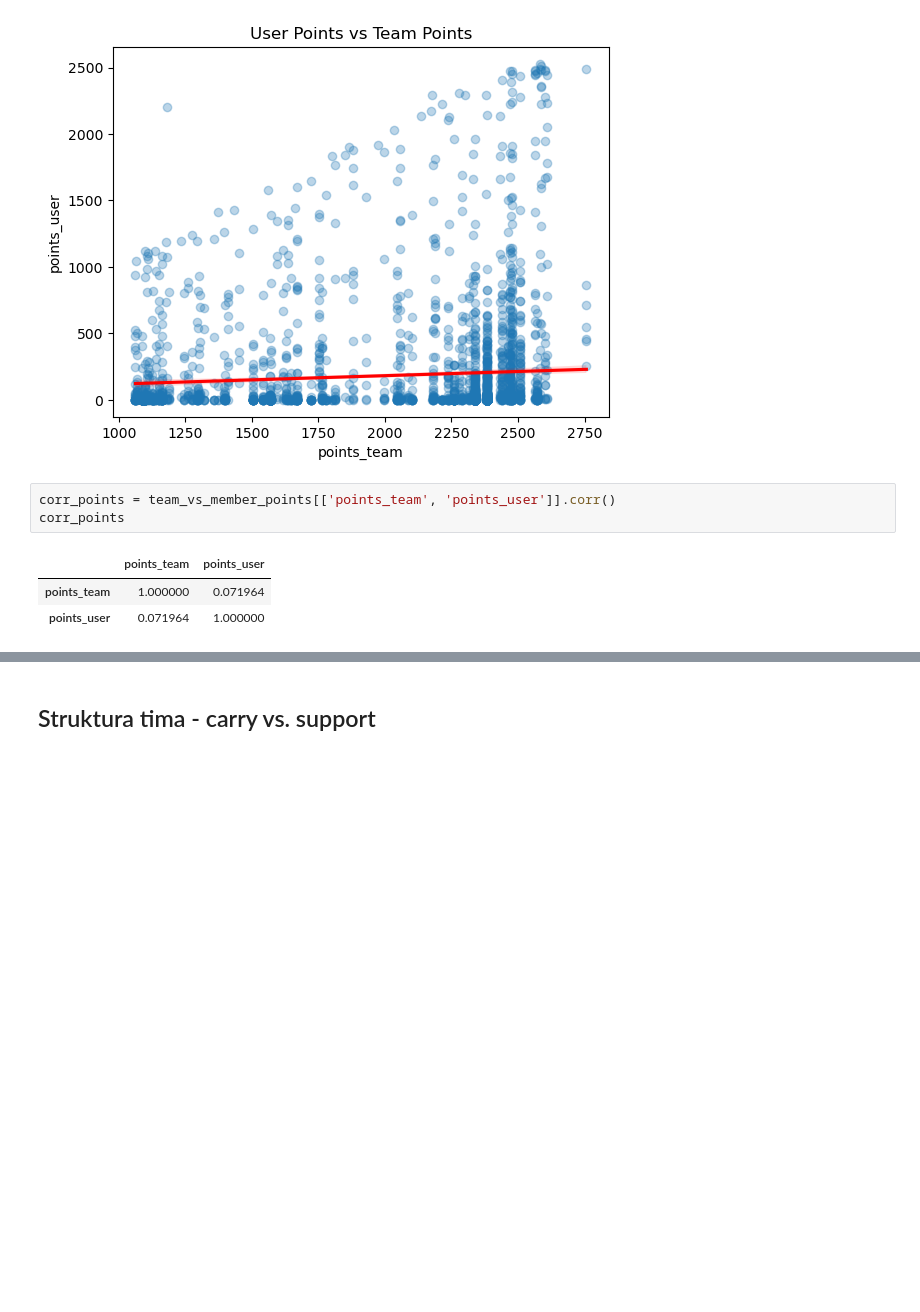
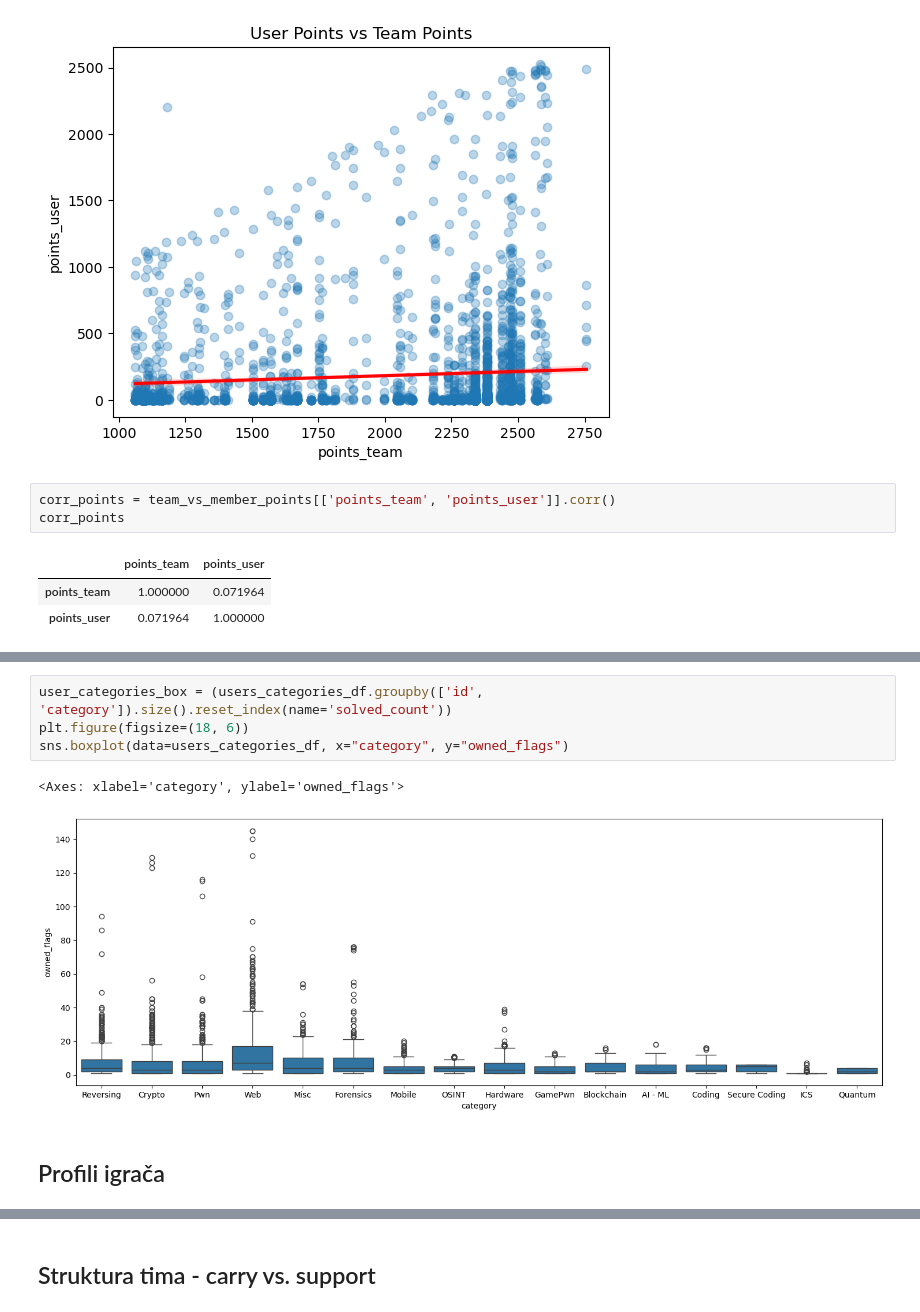
Before and after one commit to dfili/DIPRAD, a Jupyter notebook: HTB/htb_analiza.ipynb, the cells around one changed output, grey strips where cells are left out. Drawn from its saved outputs; the diff is of its cells as text; blank space fills up the shorter version.

```diff
--- a/HTB/htb_analiza.ipynb
+++ b/HTB/htb_analiza.ipynb
@@ -665,0 +730,9 @@ corr_points
+# %%
+user_categories_box = (users_categories_df.groupby(['id', 'category']).size().reset_index(name='solved_count'))
+plt.figure(figsize=(18, 6))
+sns.boxplot(data=users_categories_df, x="category", y="owned_flags")
+# %% [output]
+<Axes: xlabel='category', ylabel='owned_flags'>
+[figure, added]
+# %% [markdown]
+## Profili igrača
```
Also changed, not shown: parts of 77 cells of this notebook.
